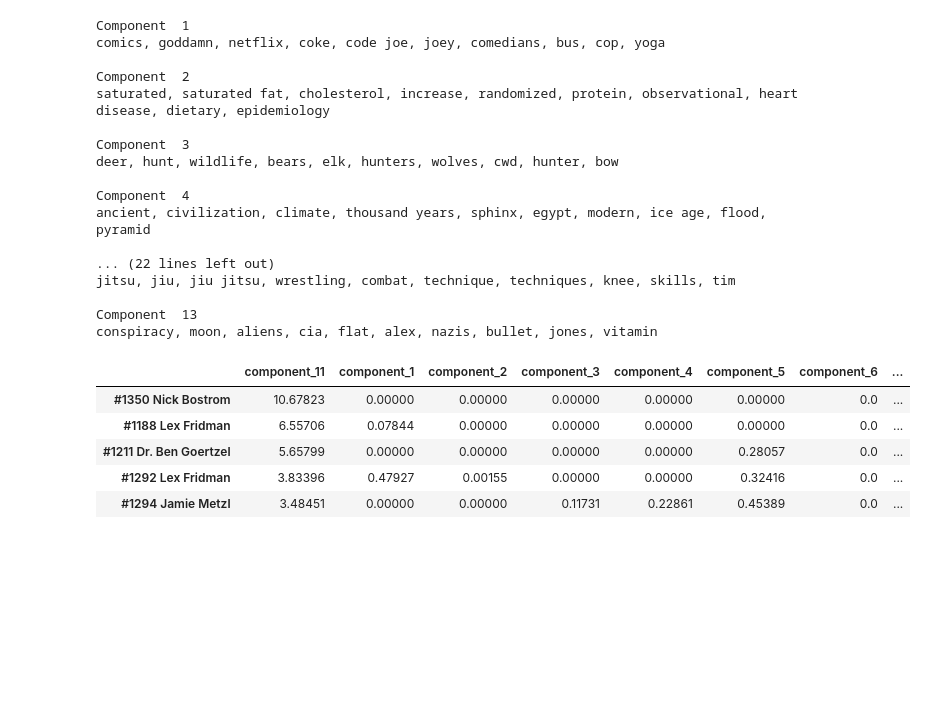
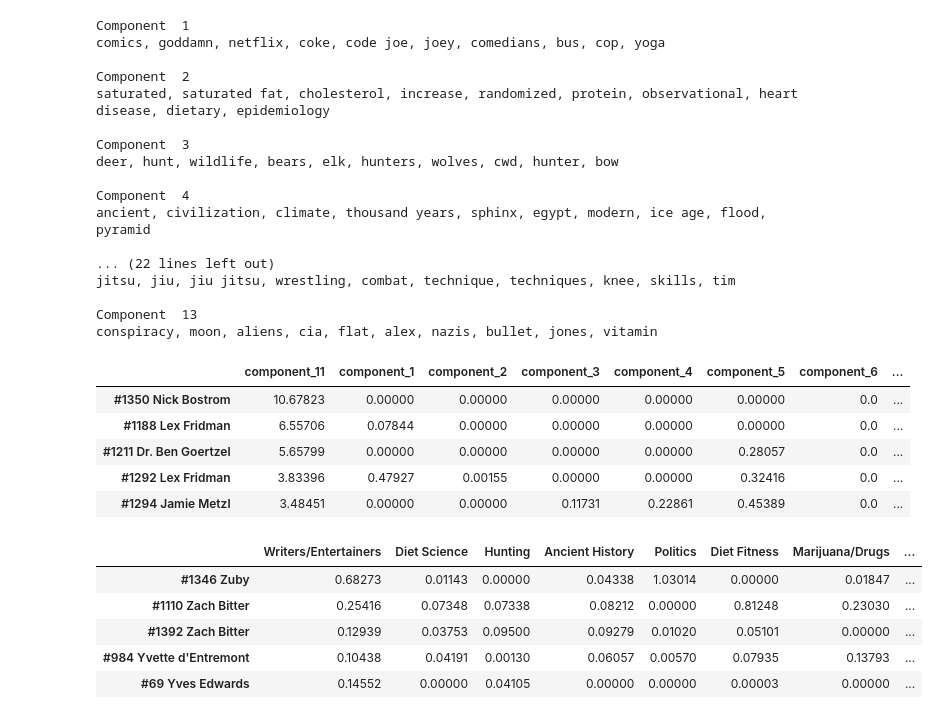
Before and after one commit to ericbassett/jre_podcast_rec, a Jupyter notebook: 04_topic_model.ipynb, the cells around one changed output. Cells and saved outputs as stored; diff of their text form; code cells hidden in the pictures; blank space fills up the shorter version.

```diff
--- a/04_topic_model.ipynb
+++ b/04_topic_model.ipynb
@@ -46,7 +46,7 @@ podcasts_clean = jre_clean.podcasts
 # query
 ps_ep_mongo = list(
     podcasts_clean
-    .find({},{'_id':0, 'number':1, 'name':1, 'desc':1, 'text':1, 'length':1, 'date':1, 'source':1})
+    .find({},{'_id':0, 'number':1, 'name':1, 'desc':1, 'text':1, 'length':1, 'date':1, 'source':1, 'url':1})
 )
 # %%
 from copy import deepcopy
@@ -363,8 +364,8 @@ H.sort_values(nmf_comp, ascending=False)[:5].loc[:,new_index.values]
 | #1294 Jamie Metzl | 3.48451 | 0.00000 | 0.00000 | 0.11731 | 0.22861 | 0.45389 | 0.0 | ... |
 # %%
 rename_dict = {
-    'component_1':'Writers/Entertainers', 'component_2':'Diet1', 'component_3':'Hunting',
-    'component_4':'Ancient History', 'component_5':'Politics', 'component_6':'Diet2', 'component_7':'Marijuana/Drugs',
+    'component_1':'Writers/Entertainers', 'component_2':'Diet Science', 'component_3':'Hunting',
+    'component_4':'Ancient History', 'component_5':'Politics', 'component_6':'Diet Fitness', 'component_7':'Marijuana/Drugs',
     'component_8':'Physics/Math', 'component_9':'Biology', 'component_10':'Economics',
     'component_11':'AI/Tech', 'component_12':'Fighting', 'component_13':'CIA/Aliens/Conspiracy'
 }
@@ -403,0 +454,9 @@ score_series = pd.Series(cosine_sim[6]).sort_values(ascending = False)
+# %%
+rec_df[:5]
+# %% [output]
+|  | Writers/Entertainers | Diet Science | Hunting | Ancient History | Politics | Diet Fitness | Marijuana/Drugs | ... |
+| #1346 Zuby | 0.68273 | 0.01143 | 0.00000 | 0.04338 | 1.03014 | 0.00000 | 0.01847 | ... |
+| #1110 Zach Bitter | 0.25416 | 0.07348 | 0.07338 | 0.08212 | 0.00000 | 0.81248 | 0.23030 | ... |
+| #1392 Zach Bitter | 0.12939 | 0.03753 | 0.09500 | 0.09279 | 0.01020 | 0.05101 | 0.00000 | ... |
+| #984 Yvette d'Entremont | 0.10438 | 0.04191 | 0.00130 | 0.06057 | 0.00570 | 0.07935 | 0.13793 | ... |
+| #69 Yves Edwards | 0.14552 | 0.00000 | 0.04105 | 0.00000 | 0.00000 | 0.00003 | 0.00000 | ... |
```
Also changed, not shown: parts of 19 cells of this notebook, 5 other files.
